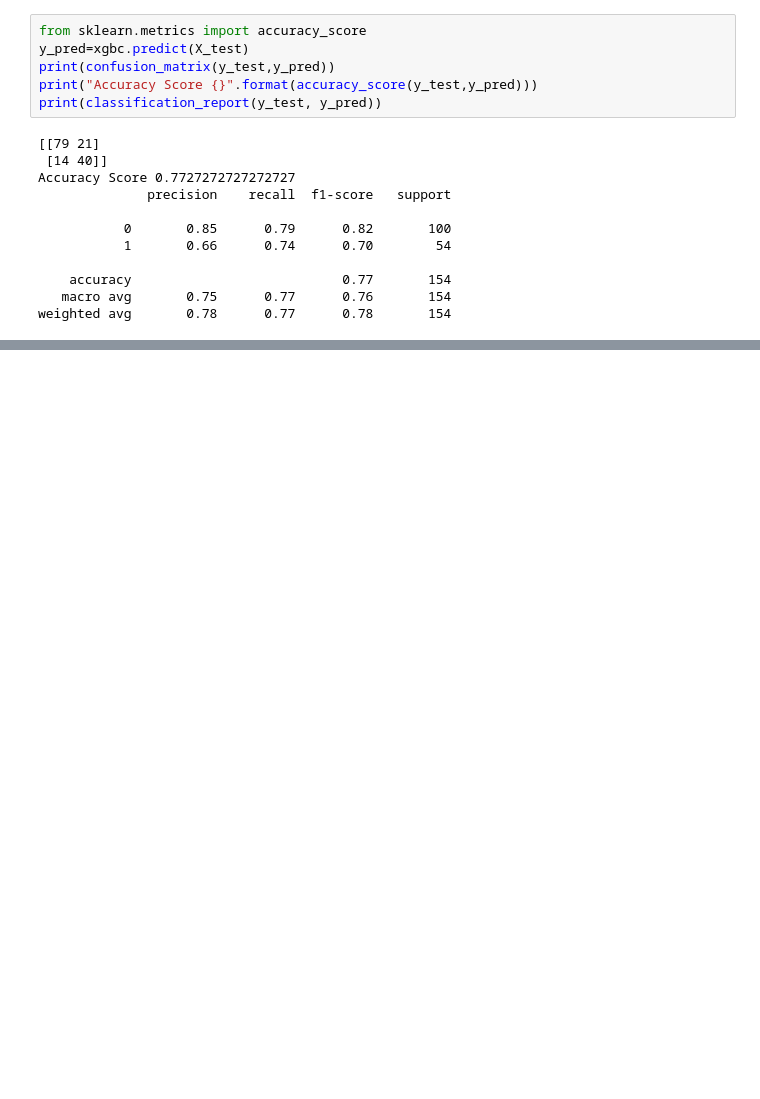
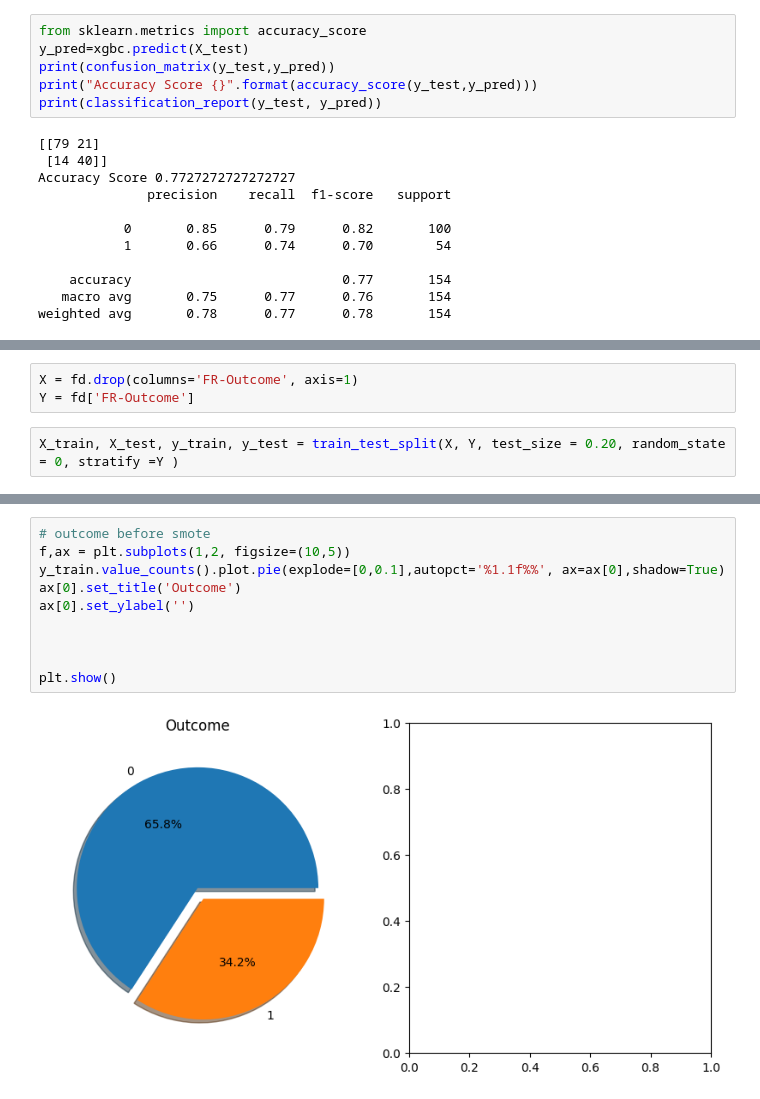
Before and after one commit to siddartha-10/programming-for-ML-assignments, a Jupyter notebook: Project/Clean_work_Only_PIMA_ADSYN.ipynb, the cells around one changed output, grey strips where cells are left out. Saved outputs shown, nothing was run; the diff lists cells and outputs as text; blank space fills up the shorter version.

```diff
--- a/Project/Clean_work_Only_PIMA_ADSYN.ipynb
+++ b/Project/Clean_work_Only_PIMA_ADSYN.ipynb
@@ -348,0 +404,5 @@ weighted avg       0.78      0.77      0.78       154
+# %%
+X = fd.drop(columns='FR-Outcome', axis=1)
+Y = fd['FR-Outcome']
+# %%
+X_train, X_test, y_train, y_test = train_test_split(X, Y, test_size = 0.20, random_state = 0, stratify =Y )
@@ -348,0 +428,12 @@ weighted avg       0.78      0.77      0.78       154
+# %%
+# outcome before smote
+f,ax = plt.subplots(1,2, figsize=(10,5))
+y_train.value_counts().plot.pie(explode=[0,0.1],autopct='%1.1f%%', ax=ax[0],shadow=True)
+ax[0].set_title('Outcome')
+ax[0].set_ylabel('')
+
+
+
+plt.show()
+# %% [output]
+[figure, added]
```
Also changed, not shown: parts of 16 cells of this notebook.
